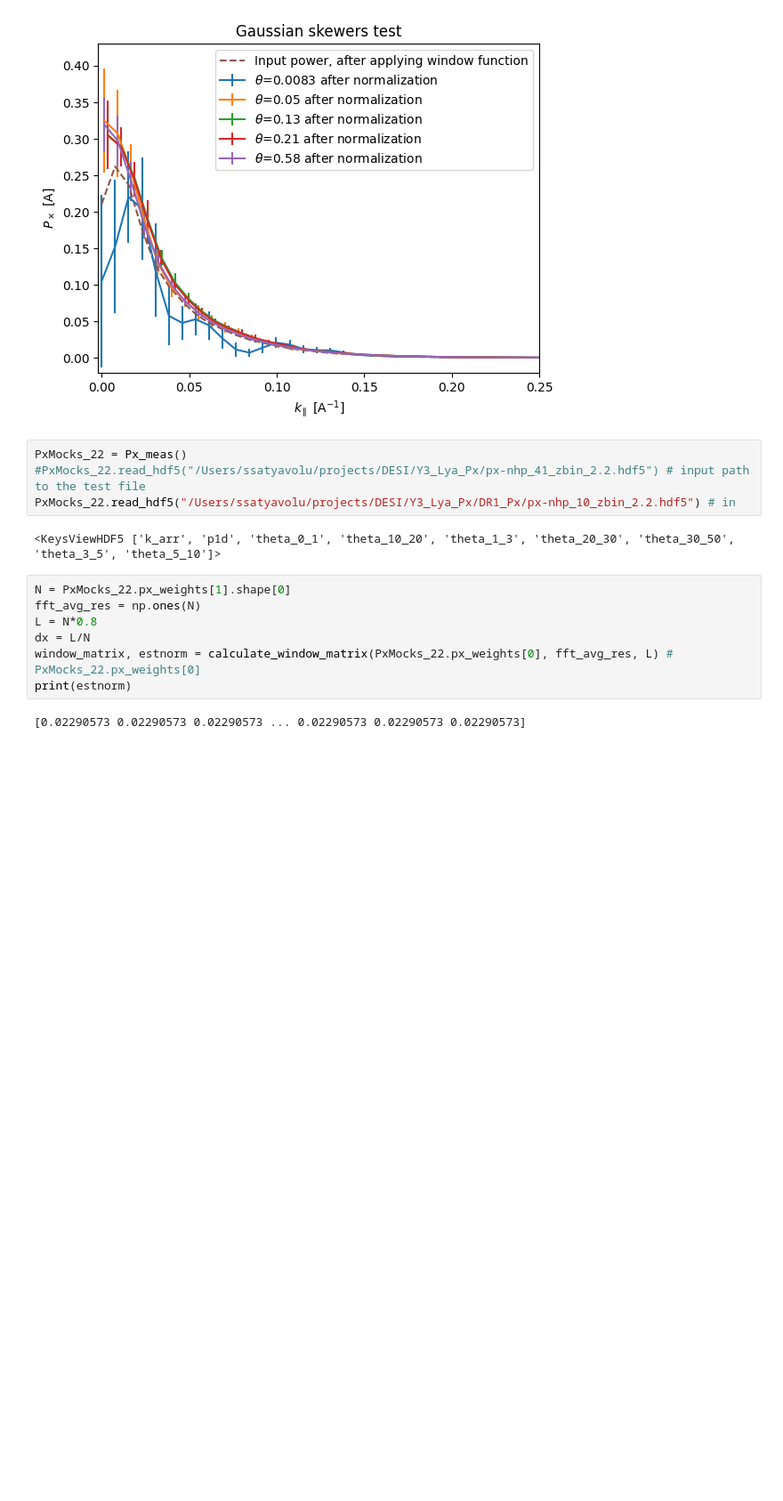
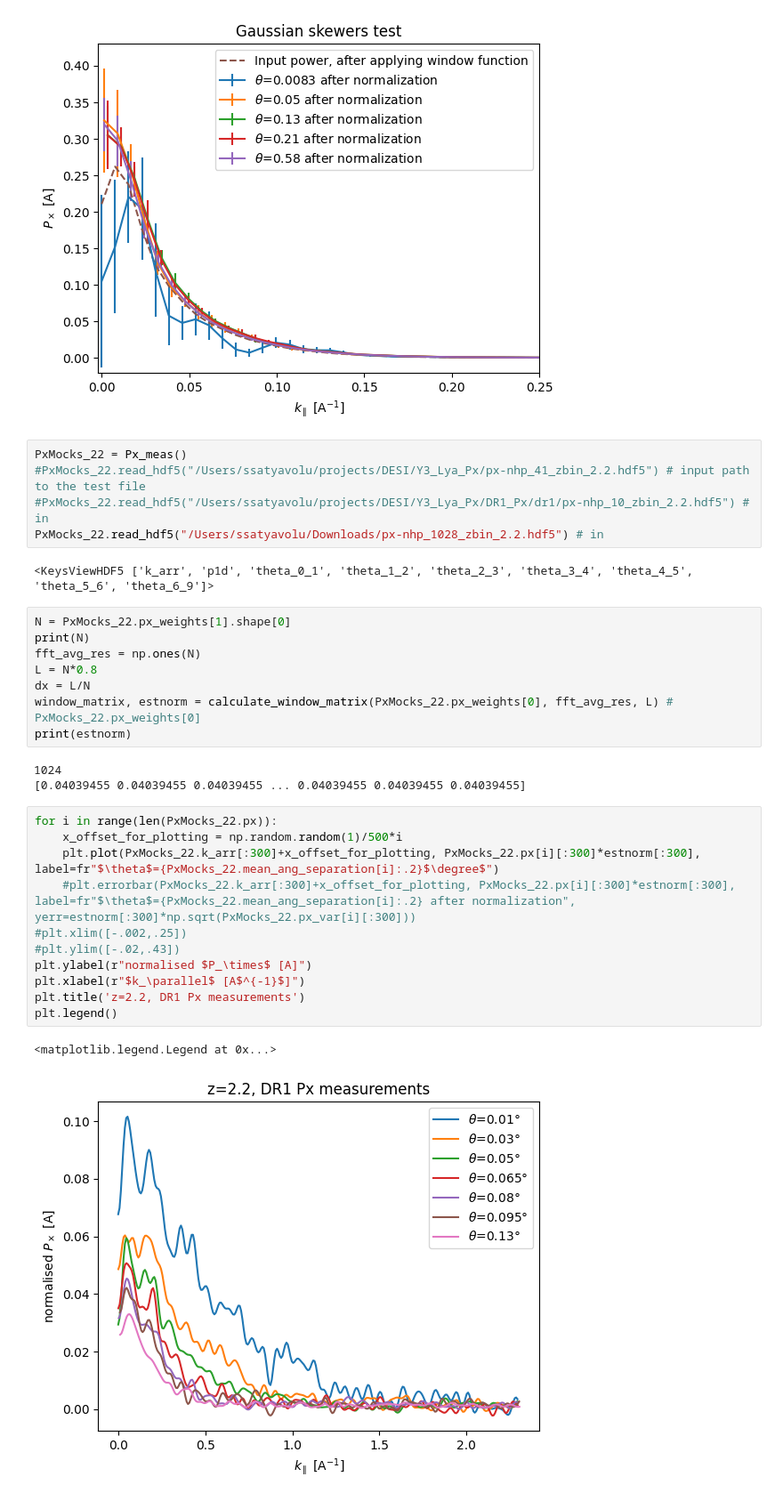
Before and after one commit to sindhusatyavolu/Lya_Px, a Jupyter notebook: notebooks/compare_Gaussian_skewers.ipynb, the cells around one changed output. Shown at 89% size. Cells and saved outputs as stored; diff of their text form; blank space fills up the shorter version.

```diff
--- a/notebooks/compare_Gaussian_skewers.ipynb
+++ b/notebooks/compare_Gaussian_skewers.ipynb
@@ -130,15 +133,32 @@ plt.legend()
 # %%
 PxMocks_22 = Px_meas()
 #PxMocks_22.read_hdf5("/Users/ssatyavolu/projects/DESI/Y3_Lya_Px/px-nhp_41_zbin_2.2.hdf5") # input path to the test file
-PxMocks_22.read_hdf5("/Users/ssatyavolu/projects/DESI/Y3_Lya_Px/DR1_Px/px-nhp_10_zbin_2.2.hdf5") # in
+#PxMocks_22.read_hdf5("/Users/ssatyavolu/projects/DESI/Y3_Lya_Px/DR1_Px/dr1/px-nhp_10_zbin_2.2.hdf5") # in
+PxMocks_22.read_hdf5("/Users/ssatyavolu/Downloads/px-nhp_1028_zbin_2.2.hdf5") # in
 # %% [output]
-<KeysViewHDF5 ['k_arr', 'p1d', 'theta_0_1', 'theta_10_20', 'theta_1_3', 'theta_20_30', 'theta_30_50', 'theta_3_5', 'theta_5_10']>
+<KeysViewHDF5 ['k_arr', 'p1d', 'theta_0_1', 'theta_1_2', 'theta_2_3', 'theta_3_4', 'theta_4_5', 'theta_5_6', 'theta_6_9']>
 # %%
 N = PxMocks_22.px_weights[1].shape[0]
+print(N)
 fft_avg_res = np.ones(N)
 L = N*0.8
 dx = L/N
 window_matrix, estnorm = calculate_window_matrix(PxMocks_22.px_weights[0], fft_avg_res, L) # PxMocks_22.px_weights[0]
 print(estnorm)
 # %% [output]
-[0.02290573 0.02290573 0.02290573 ... 0.02290573 0.02290573 0.02290573]
+1024
+[0.04039455 0.04039455 0.04039455 ... 0.04039455 0.04039455 0.04039455]
+# %%
+for i in range(len(PxMocks_22.px)):
+    x_offset_for_plotting = np.random.random(1)/500*i
+    plt.plot(PxMocks_22.k_arr[:300]+x_offset_for_plotting, PxMocks_22.px[i][:300]*estnorm[:300], label=fr"$\theta$={PxMocks_22.mean_ang_separation[i]:.2}$\degree$")
+    #plt.errorbar(PxMocks_22.k_arr[:300]+x_offset_for_plotting, PxMocks_22.px[i][:300]*estnorm[:300], label=fr"$\theta$={PxMocks_22.mean_ang_separation[i]:.2} after normalization", yerr=estnorm[:300]*np.sqrt(PxMocks_22.px_var[i][:300]))
+#plt.xlim([-.002,.25])
+#plt.ylim([-.02,.43])
+plt.ylabel(r"normalised $P_\times$ [A]")
+plt.xlabel(r"$k_\parallel$ [A$^{-1}$]")
+plt.title('z=2.2, DR1 Px measurements')
+plt.legend()
+# %% [output]
+<matplotlib.legend.Legend at 0x...>
+[figure, added]
```
Also changed, not shown: parts of 8 cells of this notebook, 4 other files.
